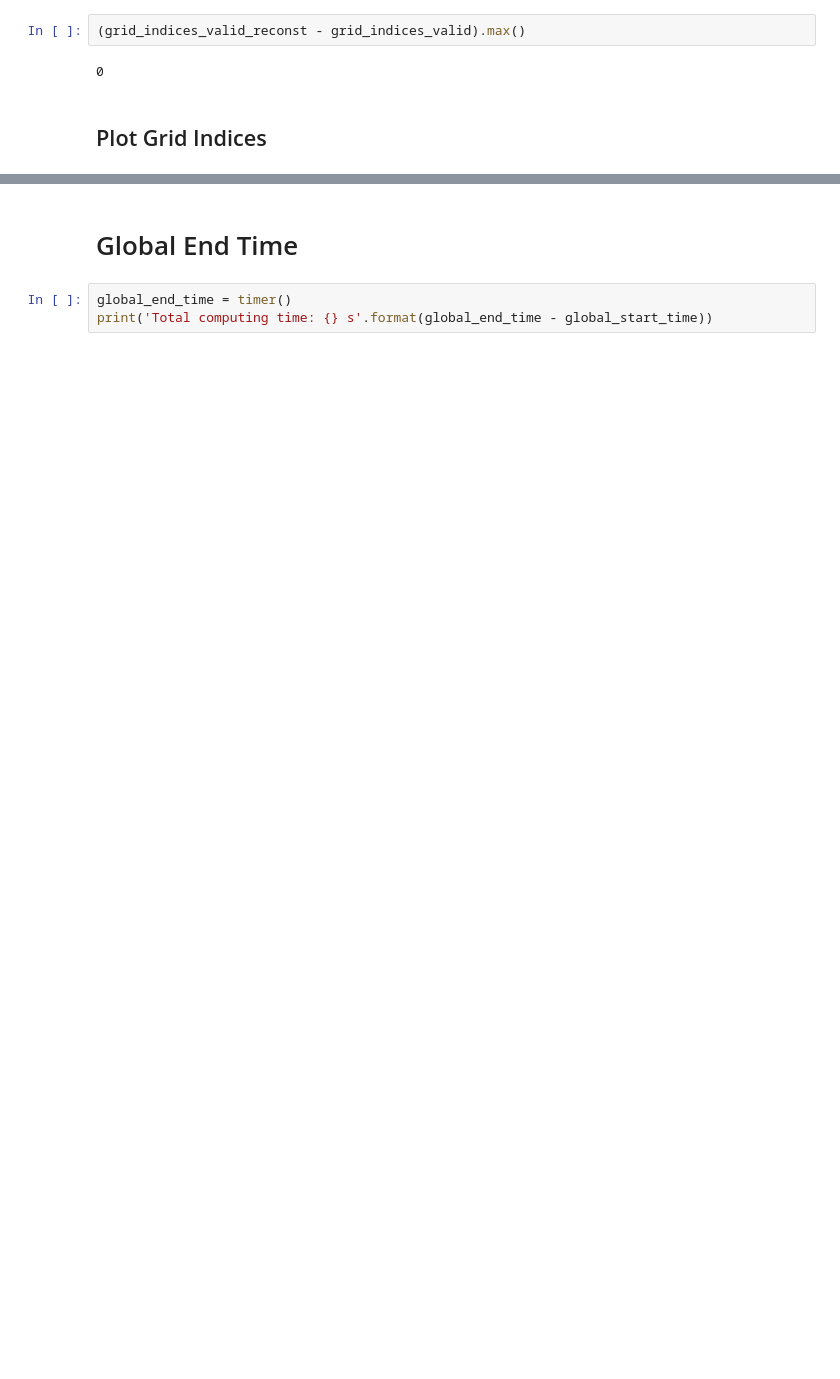
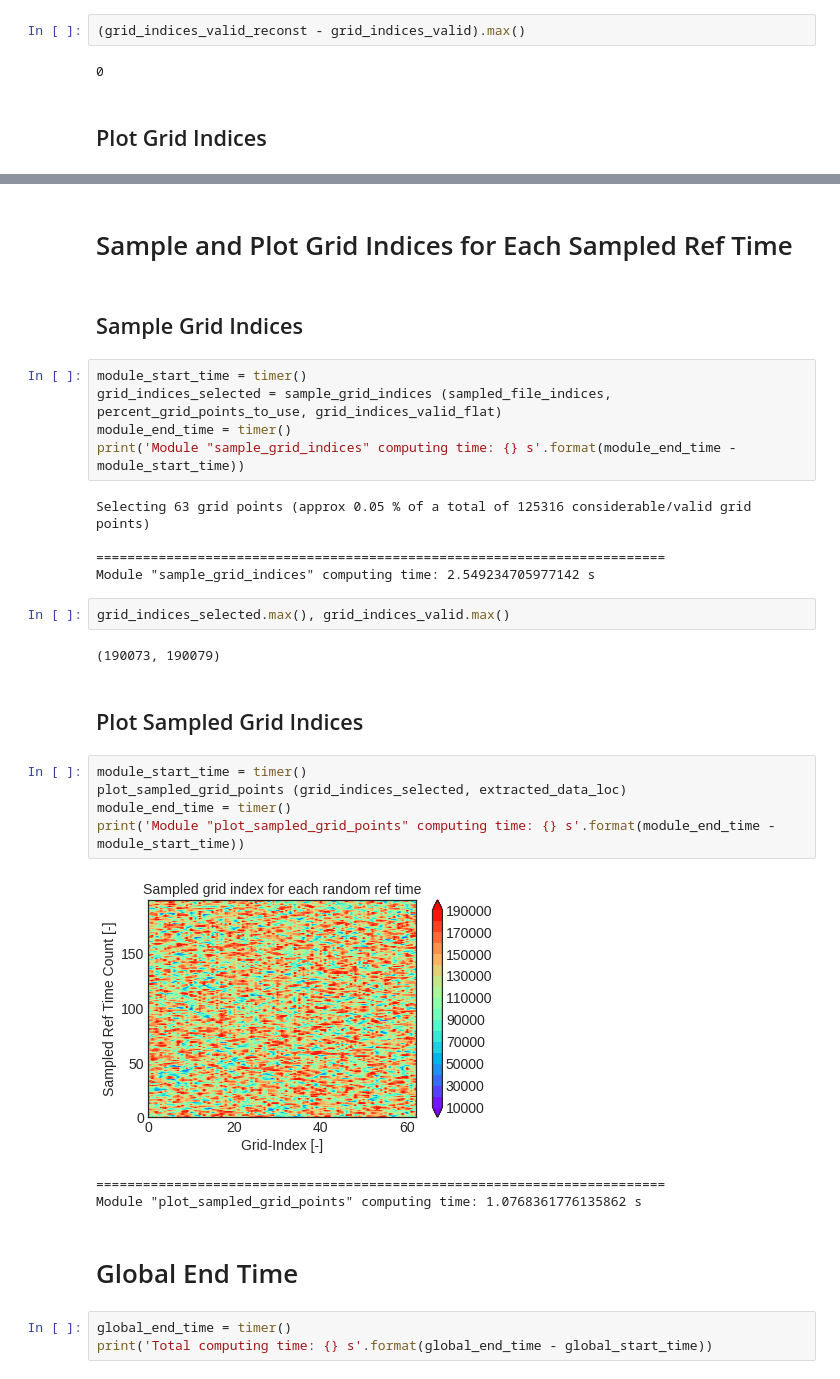
Before and after one commit to LLNL/MLAP, a Jupyter notebook: SJSU_Data_Proc/Extract_DFM_Reanalysis_Data.ipynb, the cells around one changed output, grey strips where cells are left out. Drawn from its saved outputs; the diff is of its cells as text; blank space fills up the shorter version.

```diff
--- a/SJSU_Data_Proc/Extract_DFM_Reanalysis_Data.ipynb
+++ b/SJSU_Data_Proc/Extract_DFM_Reanalysis_Data.ipynb
@@ -256,4 +257,33 @@ Module "plot_contours_of_indices" computing time: 0.5950741027481854 s
 [figure]
+# %% [markdown]
+# Sample and Plot Grid Indices for Each Sampled Ref Time
+# %% [markdown]
+## Sample Grid Indices
+# %%
+module_start_time = timer()
+grid_indices_selected = sample_grid_indices (sampled_file_indices, percent_grid_points_to_use, grid_indices_valid_flat)
+module_end_time = timer()
+print('Module "sample_grid_indices" computing time: {} s'.format(module_end_time - module_start_time))
+# %% [output]
+Selecting 63 grid points (approx 0.05 % of a total of 125316 considerable/valid grid points)
+
+=========================================================================
+Module "sample_grid_indices" computing time: 2.549234705977142 s
+# %%
+grid_indices_selected.max(), grid_indices_valid.max()
+# %% [output]
+(190073, 190079)
+# %% [markdown]
+## Plot Sampled Grid Indices
+# %%
+module_start_time = timer()
+plot_sampled_grid_points (grid_indices_selected, extracted_data_loc)
+module_end_time = timer()
+print('Module "plot_sampled_grid_points" computing time: {} s'.format(module_end_time - module_start_time))
+# %% [output]
+[figure, added]
+=========================================================================
+Module "plot_sampled_grid_points" computing time: 1.0768361776135862 s
 # %% [markdown]
 # Global End Time
 # %%
```
Also changed, not shown: parts of 17 cells of this notebook, 1 other file.
